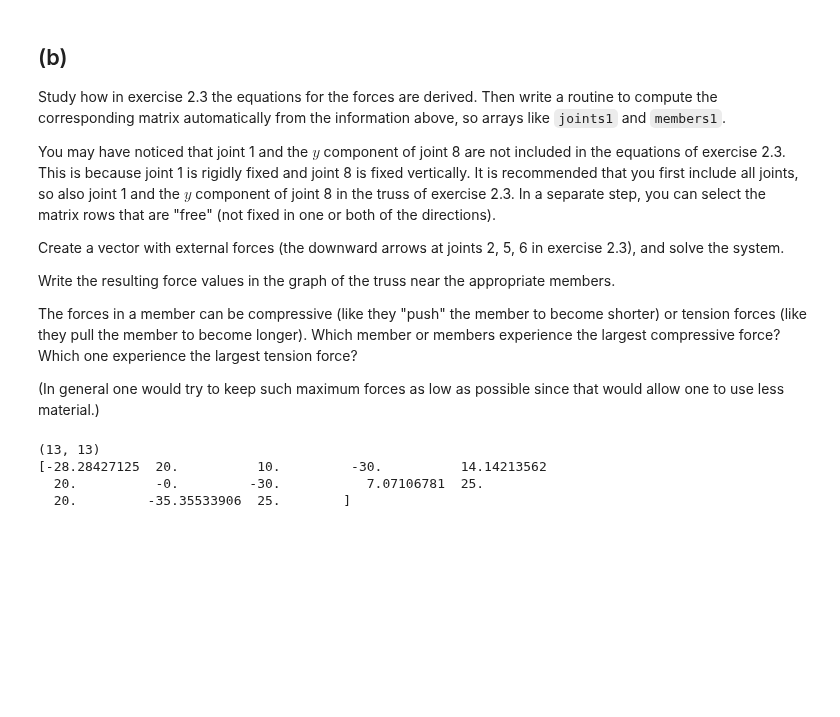
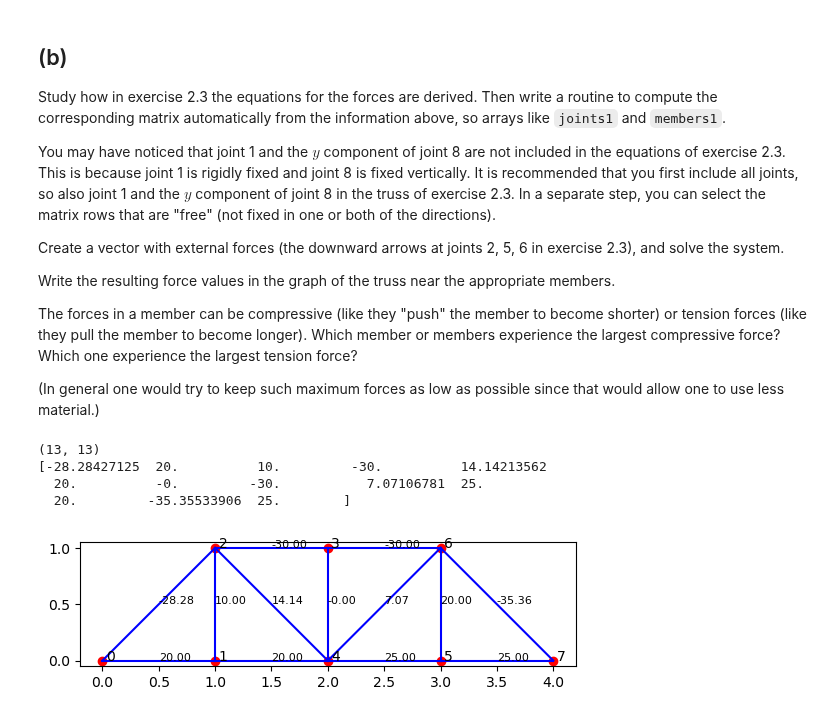
Before and after one commit to pluumenbrownie/numalgos, a Jupyter notebook: hw1.ipynb, the cells around one changed output. Saved outputs shown, nothing was run; the diff lists cells and outputs as text; code cells hidden in the pictures; blank space fills up the shorter version.

```diff
--- a/hw1.ipynb
+++ b/hw1.ipynb
@@ -446,7 +466,7 @@ def DrawTruss(joints, members):
     for index, (jA, jB) in enumerate(members):
         xxMember = np.array( [joints[i][0] for i in (jA,jB) ] )
         yyMember = np.array( [joints[i][1] for i in (jA,jB) ] )
-        plt.text((((joints[jA][0] + joints[jB][0]) / 2)),((joints[jA][1] + joints[jB][1]) / 2),f"{solution4[index]}", fontsize=8)
+        plt.text((((joints[jA][0] + joints[jB][0]) / 2)),((joints[jA][1] + joints[jB][1]) / 2),f"{[index]}", fontsize=8)
         plt.plot(xxMember, yyMember, 'b')
 # %% [markdown]
 ## (b)
@@ -488,34 +508,51 @@ for member_index, (joint1, joint2) in enumerate(members1):
     matrix[2 * joint2 + 1, member_index] = -sin_theta
 
 matrix_without_static_joints = matrix[2:-1]
 print(matrix_without_static_joints.shape)
-#print(matrix)
-#transposed_matrix = matrix.T
-#print(matrix.shape)
+
 forces_vector_book = np.array([0,10,0,0,0,0,0,15,0,20,0,0,0])
+
 solution4 = np.linalg.solve(matrix_without_static_joints,forces_vector_book)
 print(solution4)
 #for verification, this is the system of equations imported manually
 alpha = np.sqrt(2) / 2
 Truss_Forces = np.array([
     [0, 1, 0, 0, 0, 0, -1, 0, 0, 0, 0, 0, 0],
     [0, 0, 1, 0, 0, 0, 0, 0, 0, 0, 0, 0, 0],
     [alpha, 0, 0, -1, -alpha, 0, 0, 0, 0, 0, 0, 0, 0],
     [alpha, 0, 1, 0, alpha, 0, 0, 0, 0, 0, 0, 0, 0],
     [0, 0, 0, 1, 0, 0, 0, -1, 0, 0, 0, 0, 0],
     [0, 0, 0, 0, 0, 0, 1, 0, 0, 0, 0, 0, 0],
     [0, 0, 0, 0, alpha, 1, 0, 0, -alpha, -1, 0, 0, 0],
     [0, 0, 0, 0, alpha, 0, 1, 0, alpha, 0, 0, 0, 0],
     [0, 0, 0, 0, 0, 0, 0, 0, 0, 1, 0, 0, -1],
     [0, 0, 0, 0, 0, 0, 0, 0, 0, 0, 1, 0, 0],
     [0, 0, 0, 0, 0, 0, 0, 1, alpha, 0, 0, -alpha, 0],
     [0, 0, 0, 0, 0, 0, 0, 0, alpha, 0, 1, alpha, 0],
     [0, 0, 0, 0, 0, 0, 0, 0, 0, 0, 0, alpha, 1]
 ])
 
-# The mo
+# The mwmber that experiences the most tension is member 12, with a compressive force of 35.36.
+# The largest tensive force is felt by members 10 and 13, who who experience a force of 25.
+
+def DrawTruss(joints, members):
+    xx = [ p[0] for p in joints ]
+    yy = [ p[1] for p in joints ]
+    plt.scatter(xx,yy,color='r')
+    for (j,p) in enumerate(joints):
+        plt.text(p[0]+0.03,p[1],f"{j}")
+    for index, (jA, jB) in enumerate(members):
+        xxMember = np.array( [joints[i][0] for i in (jA,jB) ] )
+        yyMember = np.array( [joints[i][1] for i in (jA,jB) ] )
+        plt.text((((joints[jA][0] + joints[jB][0]) / 2)),((joints[jA][1] + joints[jB][1]) / 2),f"{solution4[index]:.2f}", fontsize=8)
+        plt.plot(xxMember, yyMember, 'b')
+
+(fig, ax) = plt.subplots()
+DrawTruss(joints1, members1)
+ax.set_aspect(1.0)
 # %% [output]
 (13, 13)
 [-28.28427125  20.          10.         -30.          14.14213562
   20.          -0.         -30.           7.07106781  25.
   20.         -35.35533906  25.        ]
+[figure, added]
```
Also changed, not shown: parts of 7 cells of this notebook.
